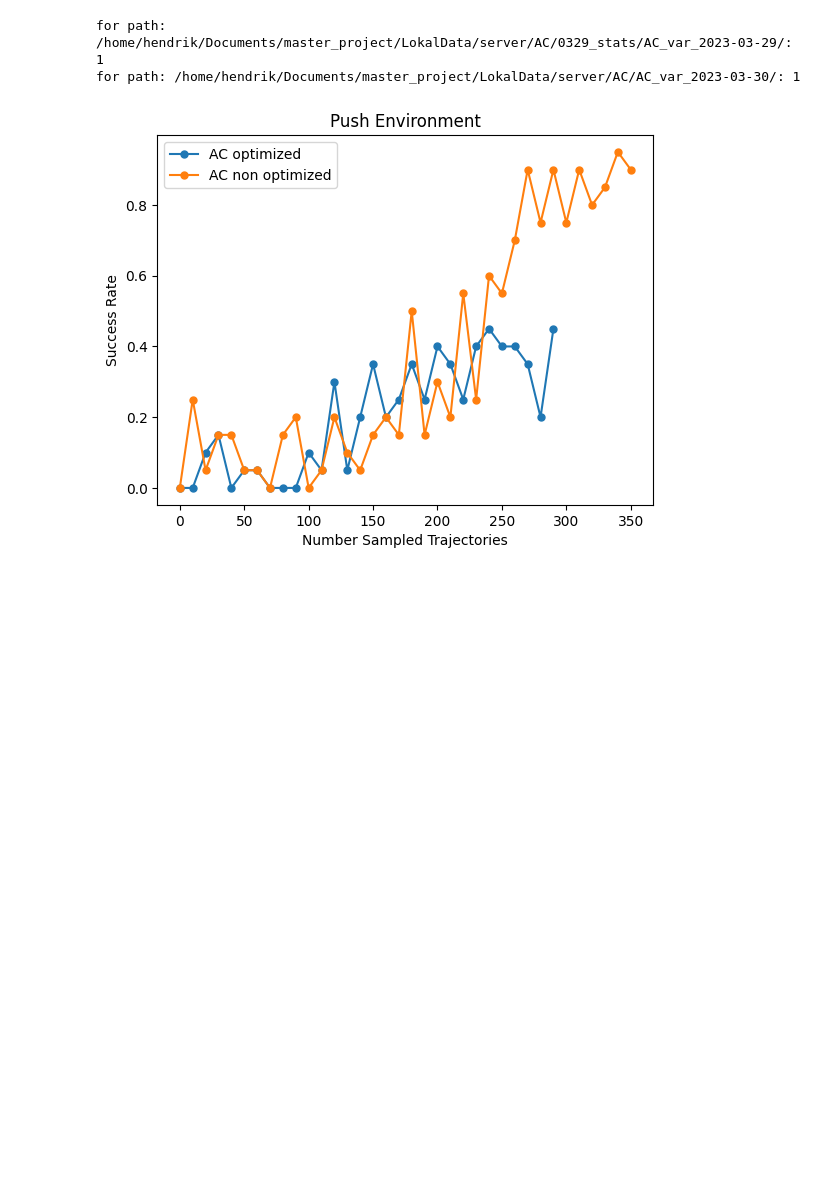
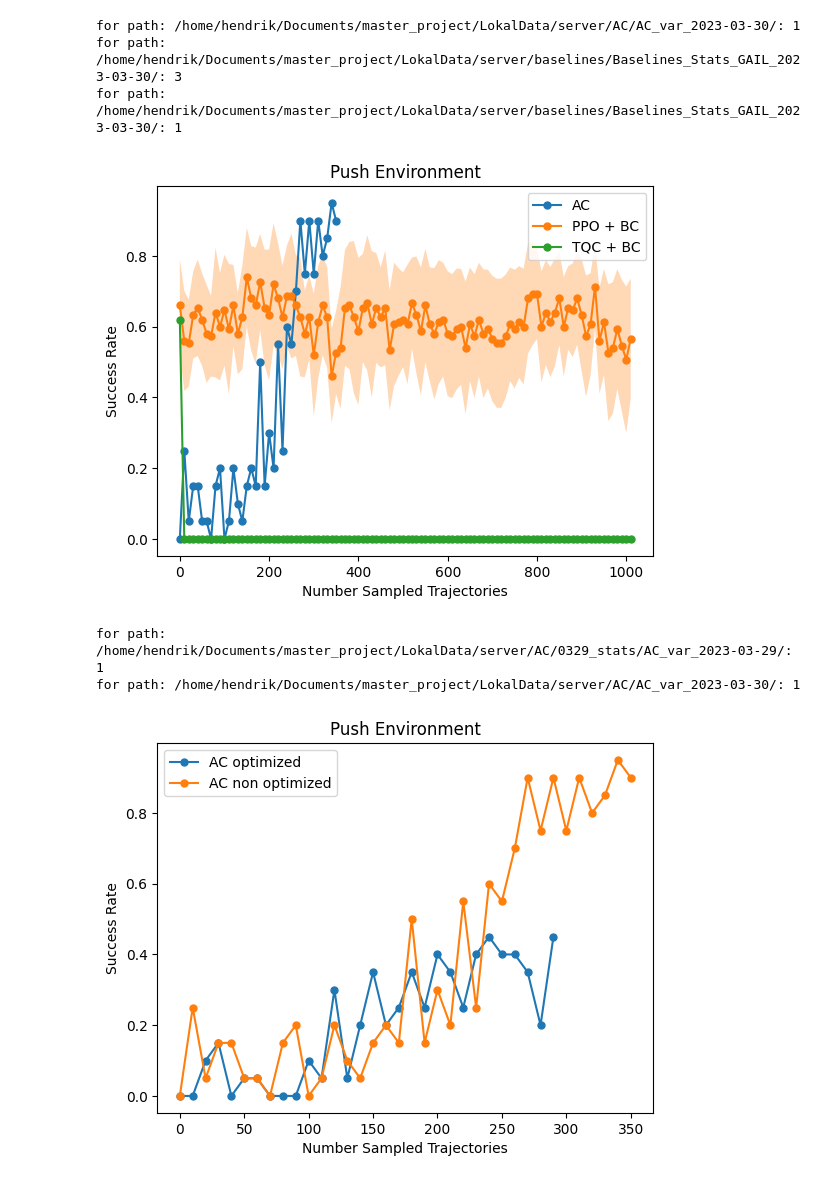
Before and after one commit to ReliableTree/ActiveCritic, a Jupyter notebook: src/active_critic/analyze_stats/analyze_stats.ipynb, the cells around one changed output. Drawn from its saved outputs; the diff is of its cells as text; code cells hidden in the pictures; blank space fills up the shorter version.

Commit message:
plots

```diff
--- a/src/active_critic/analyze_stats/analyze_stats.ipynb
+++ b/src/active_critic/analyze_stats/analyze_stats.ipynb
@@ -126,3 +126,31 @@ for path: /home/hendrik/Documents/master_project/LokalData/server/baselines/Base
+# %%
+AC_path = '/home/hendrik/Documents/master_project/LokalData/server/AC/AC_var_2023-03-30/'
+include_AC = ['statsoptimized', 'reach reinit only positive reach opt steps: 3 trainin eps: 1000 opt mode: actor+plan demonstrations: 1, im_ph:False, training_episodes: 10, min critic: 1e-05, wd: 0.01, val_every: 1000']
+exclude_AC = []
+
+PPO_path = '/home/hendrik/Documents/master_project/LokalData/server/baselines/Baselines_Stats_GAIL_2023-03-30/'
+include_PPO = ['PPO_windowopen_lr_0.0001_demonstrations_1_n_samples_1000', 'learner']
+exclude_PPO = []
+
+
+TQC_path = '/home/hendrik/Documents/master_project/LokalData/server/baselines/Baselines_Stats_GAIL_2023-03-30/'
+include_TQC = ['TQC_windowopen_lr_5e-07_demonstrations_1_n_samples_1000', 'learner']
+exclude_TQC = []
+
+make_plot(
+    paths=[AC_path, PPO_path, TQC_path],
+    includes=[include_AC, include_PPO, include_TQC],
+    excludes=[exclude_AC, exclude_PPO,exclude_TQC],
+    names=['AC', 'PPO + BC', 'TQC + BC'],
+    plot_name='Push Environment',
+    save_path = None,
+    plot_closest=False
+    )
+# %% [output]
+for path: /home/hendrik/Documents/master_project/LokalData/server/AC/AC_var_2023-03-30/: 1
+for path: /home/hendrik/Documents/master_project/LokalData/server/baselines/Baselines_Stats_GAIL_2023-03-30/: 3
+for path: /home/hendrik/Documents/master_project/LokalData/server/baselines/Baselines_Stats_GAIL_2023-03-30/: 1
+[figure, added]
 # %%
 AC_path = '/home/hendrik/Documents/master_project/LokalData/server/AC/0329_stats/AC_var_2023-03-29/'
 include_AC = ['statsoptimized', 'reach optimize full reach opt steps: 100 trainin eps: 500 opt mode: actor+plan demonstrations: 1, im_ph:False, training_episodes: 10, min critic: 1e-05, wd: 0.01, val_every: 6000 run id: 0']
```
Also changed, not shown: parts of 1 cell of this notebook.
